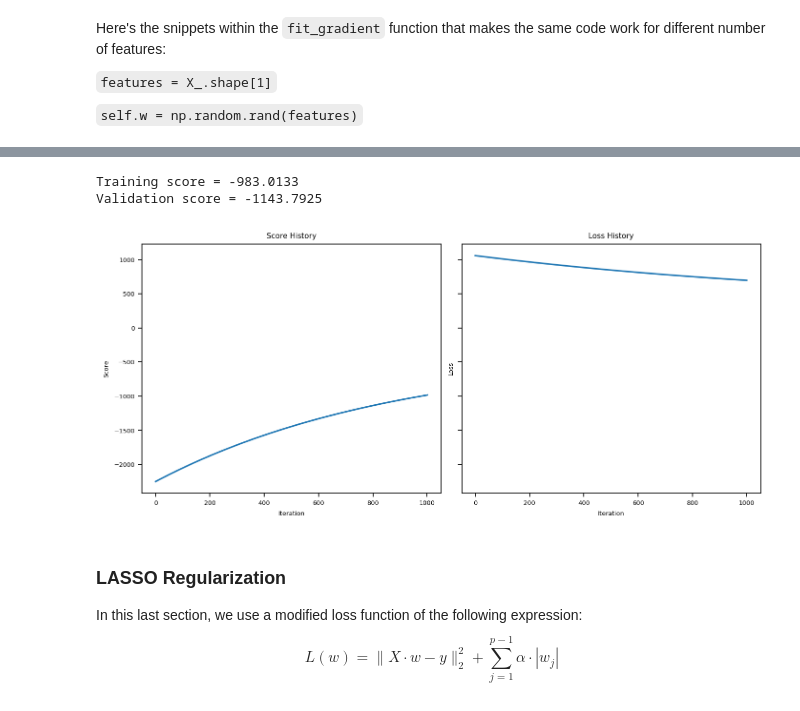
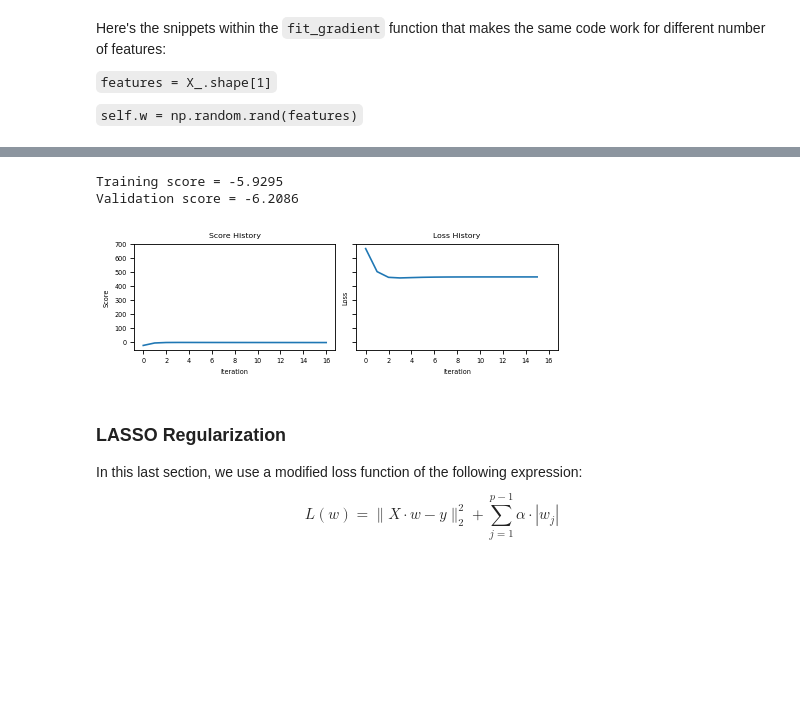
Before and after one commit to Xianzhiwang1/CS0451-page-site, a Jupyter notebook: posts/my-blog-post-04-linear-regress/index.ipynb, the cells around one changed output, grey strips where cells are left out. Drawn from its saved outputs; the diff is of its cells as text; code cells hidden in the pictures; blank space fills up the shorter version.

```diff
--- a/posts/my-blog-post-04-linear-regress/index.ipynb
+++ b/posts/my-blog-post-04-linear-regress/index.ipynb
@@ -31,8 +34,8 @@ import numpy as np
 np.random.seed(42)
 from matplotlib import pyplot as plt
 import matplotlib
-plt.rcParams["figure.figsize"] = (9,4)
-plt.rcParams['figure.dpi'] = 156
+plt.rcParams["figure.figsize"] = (6,2)
+plt.rcParams['figure.dpi'] = 78
 plt.rcParams['savefig.dpi'] = 156
 from linear_regression import LinearRegression
 # %%
@@ -239,24 +240,24 @@ Validation Loss = 23.38
 # %%
 LR5 = LinearRegression()
 
-LR5.fit_gradient(X_train_, y_train, 0.0000001, 1000)
+LR5.fit_gradient(X_train_, y_train, 0.0001, 1000)
 print(f"Training score = {LR5.score(X_train_, y_train).round(4)}")
 print(f"Validation score = {LR5.score(X_val_, y_val).round(4)}")
 
 # plt.plot(LR2.score_history)
 # labels = plt.gca().set(xlabel = "Iteration", ylabel = "Score")
 
 # plot it
 fig, axarr = plt.subplots(1, 2, sharex = True, sharey = True)
 axarr[0].plot(LR5.score_history)
 axarr[1].plot(LR5.loss_history)
 labs = axarr[0].set(title = "Score History", xlabel = "Iteration", ylabel = "Score")
 labs = axarr[1].set(title = "Loss History", xlabel = "Iteration", ylabel = "Loss")
 plt.tight_layout()
 # %% [output]
-Training score = -983.0133
-Validation score = -1143.7925
+Training score = -5.9295
+Validation score = -6.2086
-[figure, old version]
+[figure, new version]
 # %% [markdown]
 ### LASSO Regularization
 In this last section, we use a modified loss function of the following expression:
```
Also changed, not shown: parts of 8 cells of this notebook, 5 other files.
